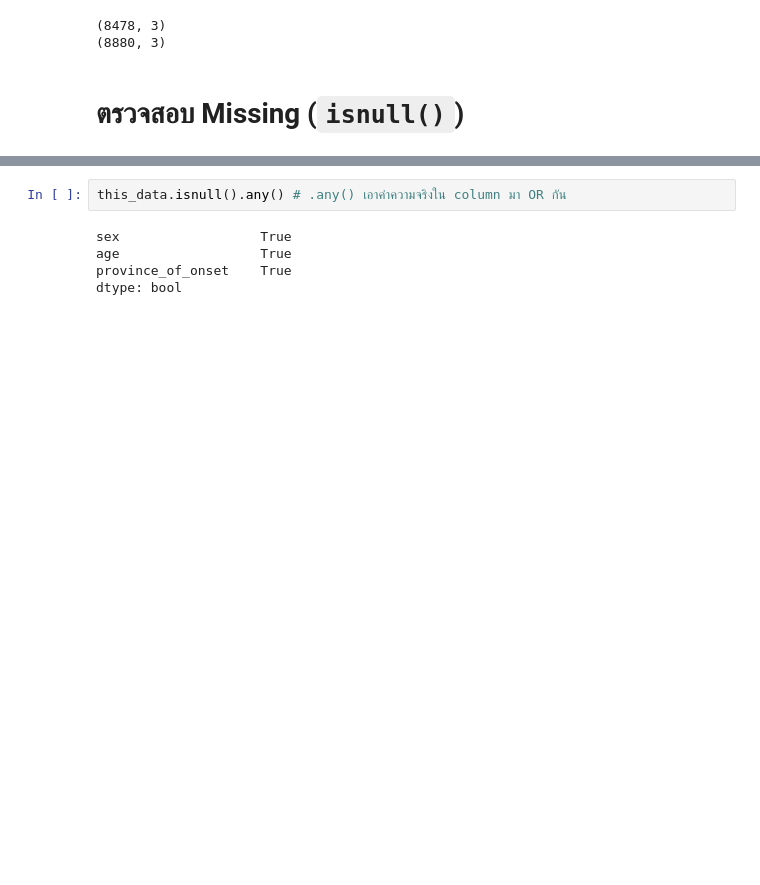
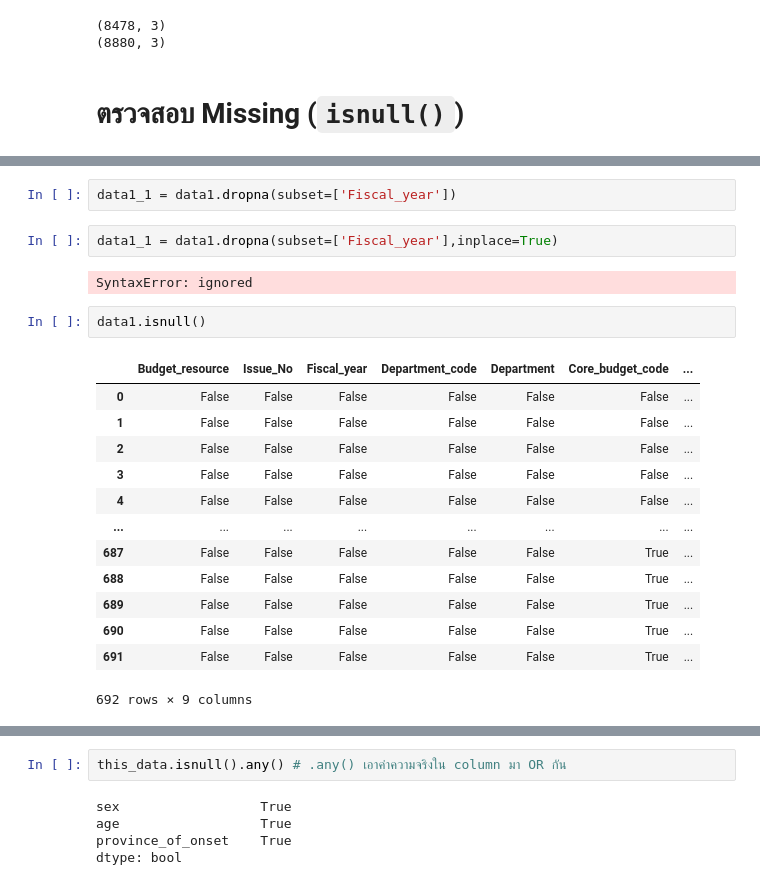
Before and after one commit to Mujune/python_dataviz2023, a Jupyter notebook: Pandas101.ipynb, the cells around one changed output, grey strips where cells are left out. Saved outputs shown, nothing was run; the diff lists cells and outputs as text; blank space fills up the shorter version.

```diff
--- a/Pandas101.ipynb
+++ b/Pandas101.ipynb
@@ -900,3 +930,25 @@ print(this_data.dropna(subset=['sex','age']).shape)
+# %%
+data1_1 = data1.dropna(subset=['Fiscal_year'])
+# %%
+data1_1 = data1.dropna(subset=['Fiscal_year'],inplace=True)
+# %% [output]
+SyntaxError: ignored
+# %%
+data1.isnull()
+# %% [output]
+|  | Budget_resource | Issue_No | Fiscal_year | Department_code | Department | Core_budget_code | ... |
+| 0 | False | False | False | False | False | False | ... |
+| 1 | False | False | False | False | False | False | ... |
+| 2 | False | False | False | False | False | False | ... |
+| 3 | False | False | False | False | False | False | ... |
+| 4 | False | False | False | False | False | False | ... |
+| ... | ... | ... | ... | ... | ... | ... | ... |
+| 687 | False | False | False | False | False | True | ... |
+| 688 | False | False | False | False | False | True | ... |
+| 689 | False | False | False | False | False | True | ... |
+| 690 | False | False | False | False | False | True | ... |
+| 691 | False | False | False | False | False | True | ... |
+692 rows × 9 columns
 # %%
 this_data.isnull()
 # %% [output]
```
Also changed, not shown: parts of 6 cells of this notebook.
